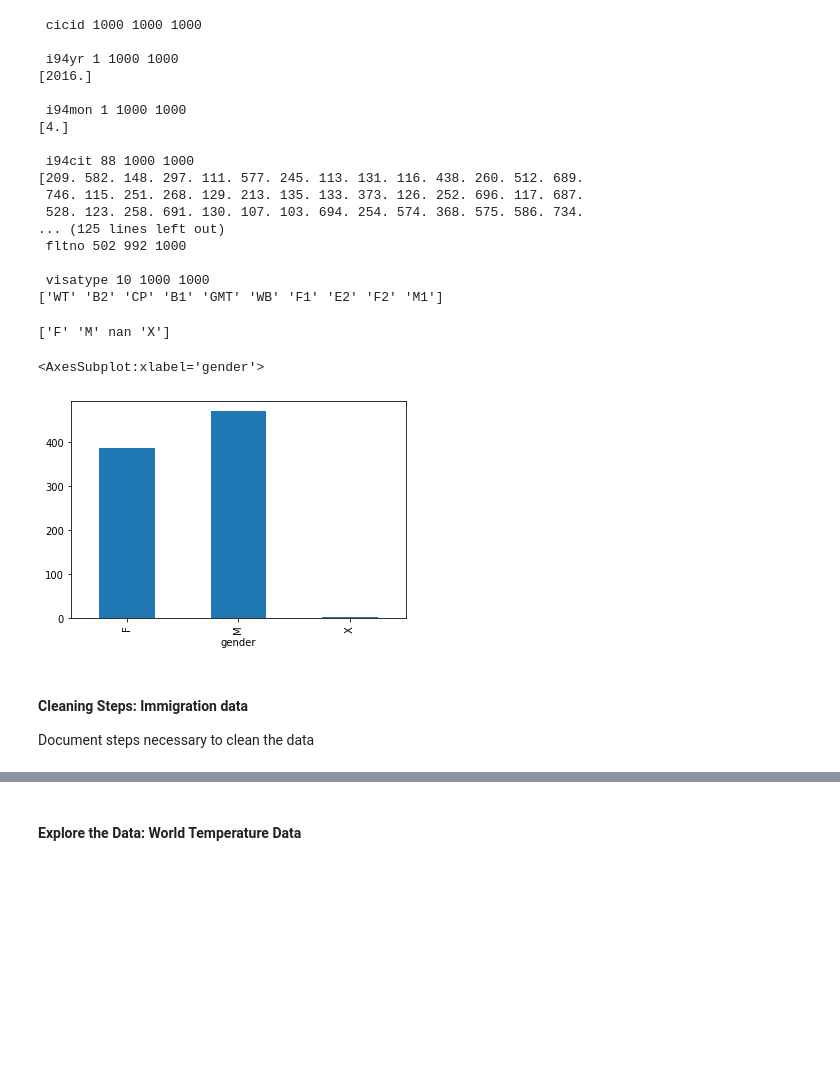
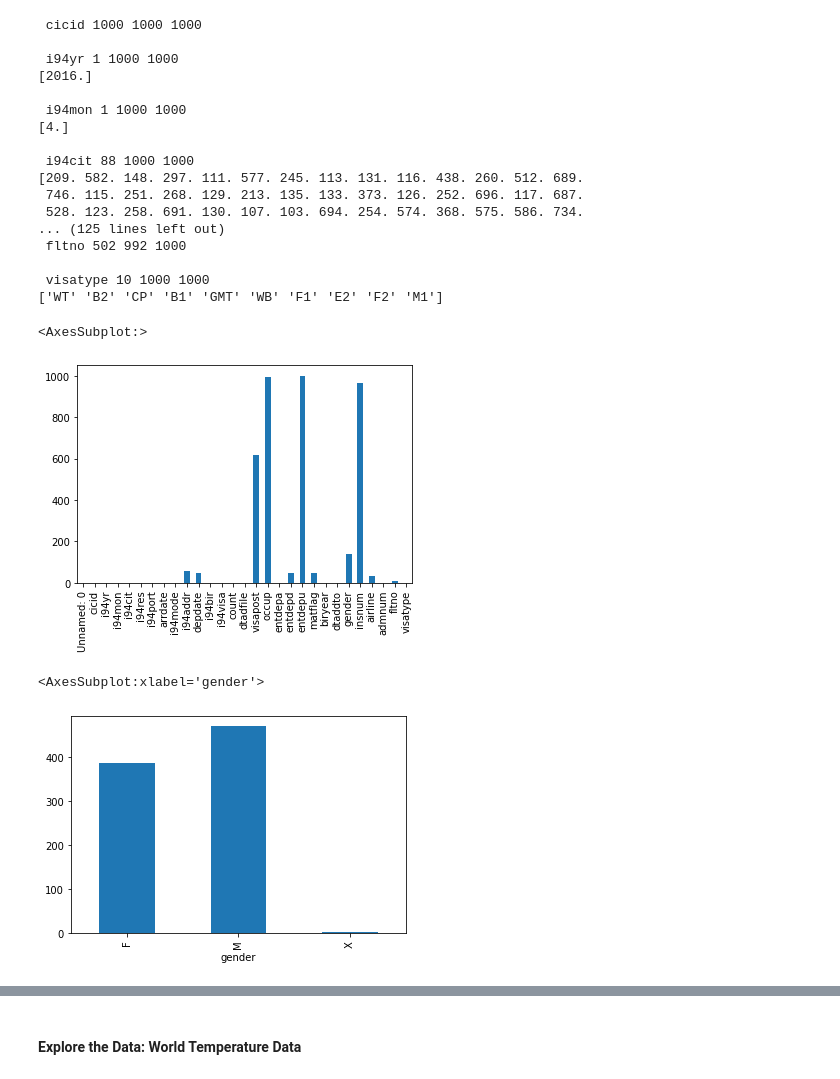
Before and after one commit to euweb/CapstoneProject, a Jupyter notebook: Capstone Project Template.ipynb, the cells around one changed output, grey strips where cells are left out. Saved outputs shown, nothing was run; the diff lists cells and outputs as text; code cells hidden in the pictures; blank space fills up the shorter version.

Commit message:
wip assess and cleaning

```diff
--- a/Capstone Project Template.ipynb
+++ b/Capstone Project Template.ipynb
@@ -187,14 +181,15 @@ for row in i94imm_agg_df.T.itertuples():
 
  visatype 10 1000 1000
 ['WT' 'B2' 'CP' 'B1' 'GMT' 'WB' 'F1' 'E2' 'F2' 'M1']
+# %%
+# determine columns with null values
+# print(i94imm_df.shape[0])
+i94imm_df.isnull().sum(axis=0).plot(kind="bar")
+# %% [output]
+<AxesSubplot:>
+[figure, added]
 # %%
-print(i94imm_df['gender'].unique())
-
 i94imm_df['gender'].groupby(i94imm_df['gender']).count().plot(kind="bar")
 # %% [output]
-['F' 'M' nan 'X']
+<AxesSubplot:xlabel='gender'>
-<AxesSubplot:xlabel='gender'>
 [figure]
-# %% [markdown]
-#### Cleaning Steps: Immigration data
-Document steps necessary to clean the data
```
Also changed, not shown: parts of 14 cells of this notebook.
